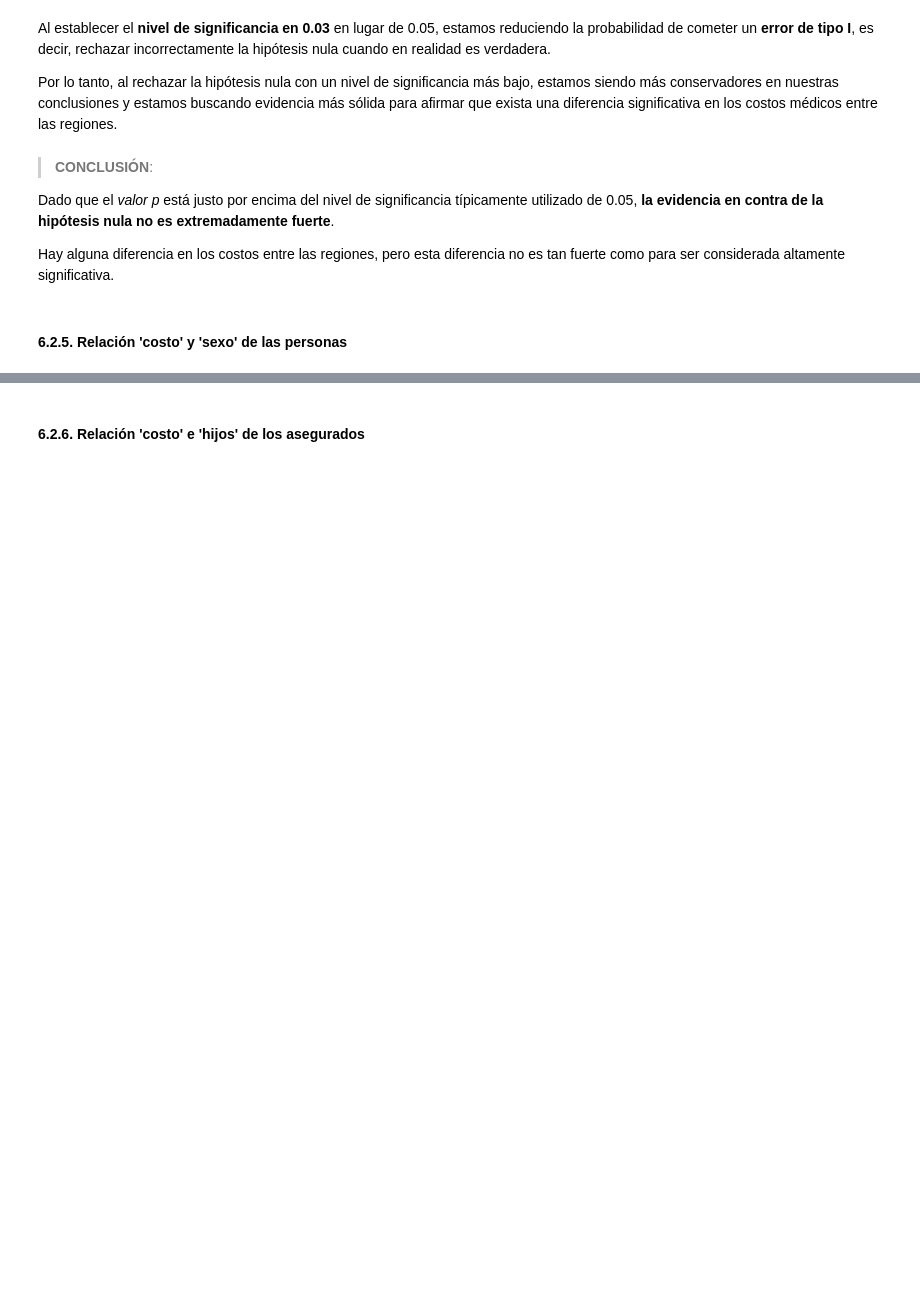
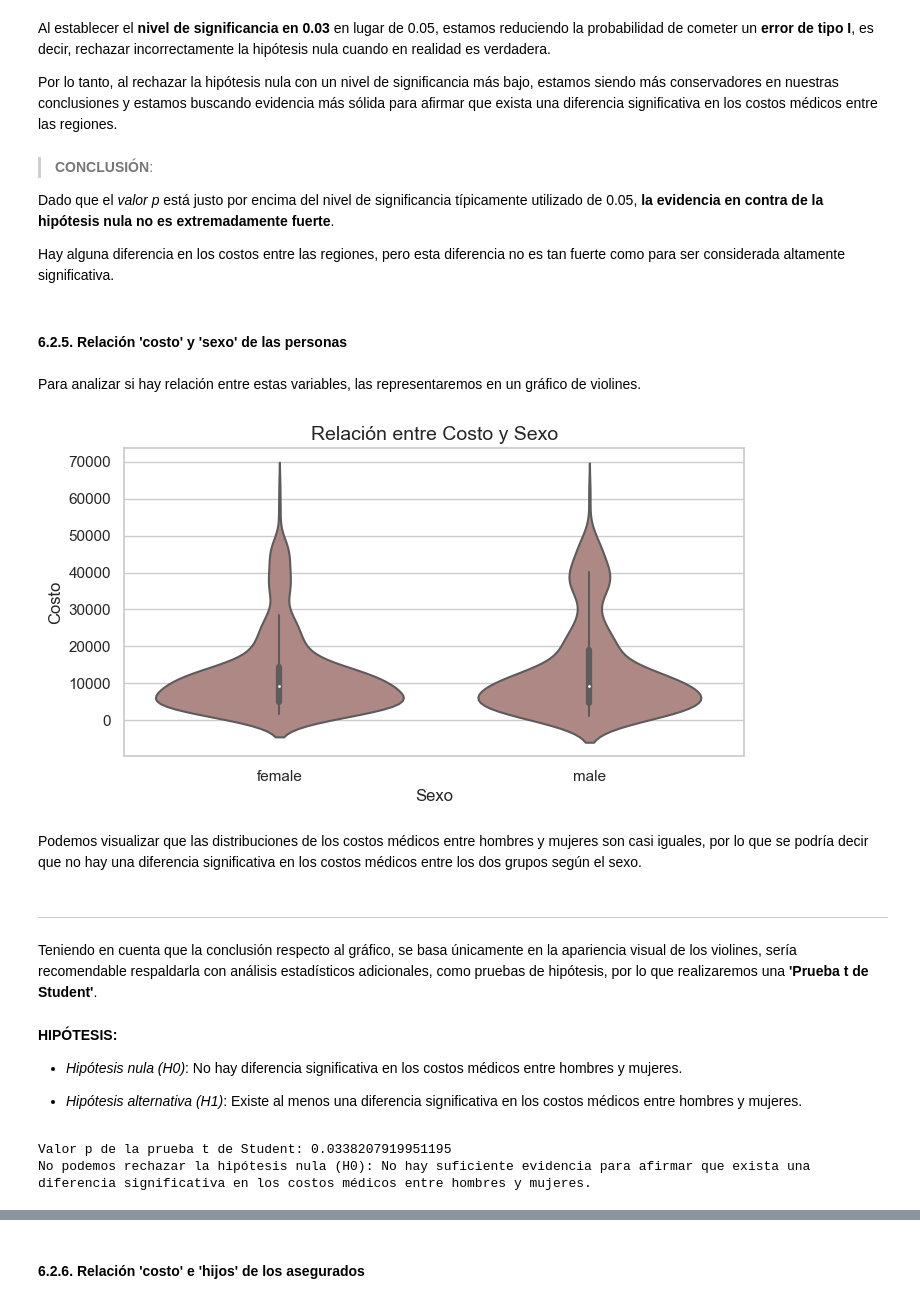
Before and after one commit to XimenaPO/MLProject_Medical_Cost, a Jupyter notebook: src/notebooks/project_resume.ipynb, the cells around one changed output, grey strips where cells are left out. Cells and saved outputs as stored; diff of their text form; code cells hidden in the pictures; blank space fills up the shorter version.

Commit message:
upload EDA - Análisis bivariante, gráficos.

```diff
--- a/src/notebooks/project_resume.ipynb
+++ b/src/notebooks/project_resume.ipynb
@@ -722,3 +740,46 @@ Dado que el *valor p* está justo por encima del nivel de significancia típicam
 Hay alguna diferencia en los costos entre las regiones, pero esta diferencia no es tan fuerte como para ser considerada altamente significativa.
 # %% [markdown]
 #### 6.2.5. Relación 'costo' y 'sexo' de las personas
+# %% [markdown]
+Para analizar si hay relación entre estas variables, las representaremos en un gráfico de violines.
+# %%
+plt.figure(figsize=(8, 4))
+sns.violinplot(x='sexo', y='costo', data=df, palette=['#B5837D', '#B5837D'])
+plt.title('Relación entre Costo y Sexo', fontsize=14)
+plt.xlabel('Sexo', fontsize=12)
+plt.ylabel('Costo', fontsize=12)
+
+plt.savefig('../utils/relacion_sexo_costo.png')
+
+plt.show()
+# %% [output]
+[figure, added]
+# %% [markdown]
+Podemos visualizar que las distribuciones de los costos médicos entre hombres y mujeres son casi iguales, por lo que se podría decir que no hay una diferencia significativa en los costos médicos entre los dos grupos según el sexo.
+# %% [markdown]
+------
+# %% [markdown]
+Teniendo en cuenta que la conclusión respecto al gráfico, se basa únicamente en la apariencia visual de los violines, sería recomendable respaldarla con análisis estadísticos adicionales, como pruebas de hipótesis, por lo que realizaremos una **'Prueba t de Student'**.
+# %% [markdown]
+**HIPÓTESIS:**
+
+- *Hipótesis nula (H0)*: No hay diferencia significativa en los costos médicos entre hombres y mujeres.
+
+- *Hipótesis alternativa (H1)*: Existe al menos una diferencia significativa en los costos médicos entre hombres y mujeres.
+# %%
+grupo_femenino = df[df['sexo'] == 'female']['costo']
+grupo_masculino = df[df['sexo'] == 'male']['costo']
+
+resultado_prueba_t = ttest_ind(grupo_femenino, grupo_masculino)
+
+print("Valor p de la prueba t de Student:", resultado_prueba_t.pvalue)
+
+nivel_significancia = 0.03
+
+if resultado_prueba_t.pvalue < nivel_significancia:
+    print("Rechazamos la hipótesis nula (H0).Existe al menos una diferencia significativa en los costos médicos entre hombres y mujeres.")
+else:
+    print("No podemos rechazar la hipótesis nula (H0): No hay suficiente evidencia para afirmar que exista una diferencia significativa en los costos médicos entre hombres y mujeres.")
+# %% [output]
+Valor p de la prueba t de Student: 0.0338207919951195
+No podemos rechazar la hipótesis nula (H0): No hay suficiente evidencia para afirmar que exista una diferencia significativa en los costos médicos entre hombres y mujeres.
```
Also changed, not shown: parts of 20 cells of this notebook, 14 other files.
